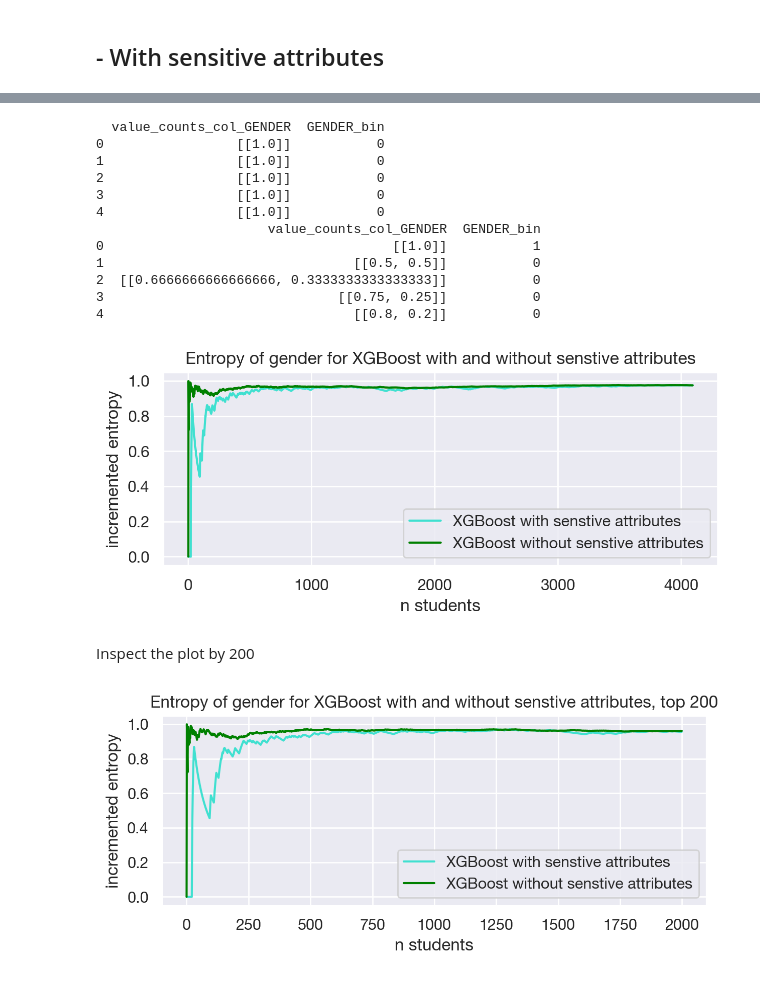
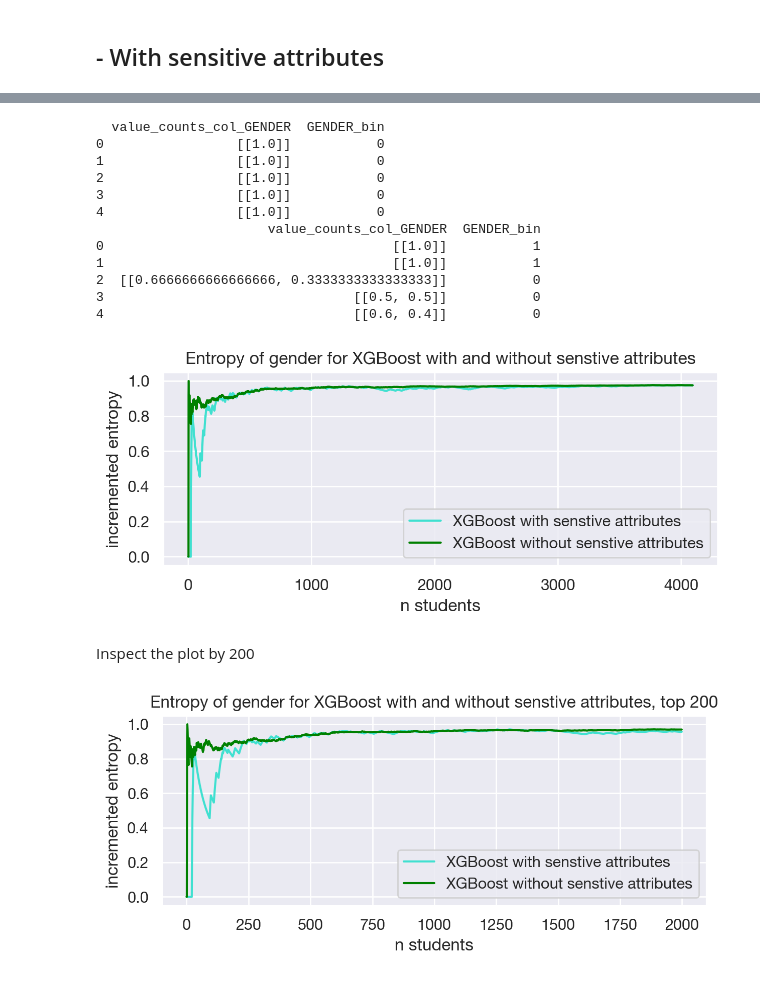
Before and after one commit to s183910/Bachelor_Gabi_Kat, a Jupyter notebook: Notebooks/Basic_dists/Baselines real.ipynb, the cells around one changed output, grey strips where cells are left out. Saved outputs shown, nothing was run; the diff lists cells and outputs as text; code cells hidden in the pictures.

Commit message:
try to plot random entropy on kats computer

```diff
--- a/Notebooks/Basic_dists/Baselines real.ipynb
+++ b/Notebooks/Basic_dists/Baselines real.ipynb
@@ -474,3 +502,11 @@ plt.show()
+# %%
+#Create dataframe to use
+df_xgb_wo = pd.read_csv("samlet_preds_index_without_sensitive-kopi.csv")
+df_xgb_wo = df_xgb_wo.merge(df_xgb_vanilla[["GENDER_bin", "Idx"]], on="Idx")
+
+
+#df_xgb_wo["GENDER_bin"] = X_test.GENDER_bin.to_numpy()
+#Gather with Gender_bin
 # %%
 df_xgb_vanilla[:5]
 # %% [output]
@@ -492,9 +535,5 @@ df_xgb_wo[:5]
 # %%
 ## WITH SENSITIVE ATTRIBUTES
-
-#Dataframe to use
-df_xgb_vanilla = pd.read_csv("samlet_preds_index_vanilla-kopi.csv")
-df_xgb_vanilla = df_xgb_vanilla.rename(columns={"Gender_bins":"GENDER_bin"})
 
 #For each row incremented, get ratio of M and F
 data_value_counts_xg_vanilla= []
@@ -519,15 +558,9 @@ df_xgb_vanilla["entropy_col_GENDER"] = data_entropy_xgb_vanilla
 
 ## WITHOUT SENSITIVE ATTRIBUTES
 
-#Create dataframe to use
-df_xgb_wo = pd.read_csv("samlet_preds_index_without_sensitive-kopi.csv")
-X_test = pd.read_csv("X_test_raw.csv")
-df_xgb_wo["GENDER_bin"] = X_test.GENDER_bin.to_numpy()
-#Gather with Gender_bin
-
 #For each row incremented, get ratio of M and F
 data_value_counts_xgb_wo = []
-for i in range(1,len(df_xgb_wo_sens)+1):
+for i in range(1,len(df_xgb_wo)+1):
     data_value_counts_xgb_wo.append(np.array([df_xgb_wo["GENDER_bin"][:i].value_counts(normalize=True)]))
 
 #Create new column with the ratios
@@ -538,7 +571,7 @@ print(df_xgb_wo[["value_counts_col_GENDER", "GENDER_bin"]][:5])
 
 #For each row incremented, get entropy
 data_entropy_xgb_wo = []
-for i in range(len(df_xgb_wo_sens)):
+for i in range(len(df_xgb_wo)):
     data_entropy_xgb_wo.append(-(df_xgb_wo["value_counts_col_GENDER"][i]*np.log2(df_xgb_wo["value_counts_col_GENDER"][i])).sum())
 
 #Create new column with the entropy
@@ -547,37 +580,37 @@ df_xgb_wo["entropy_col_GENDER"] = data_entropy_xgb_wo
 
 ## PLOT TOGETHER
 
 #apply new column of cumsum+1
 df_xgb_vanilla["n_students"] = range(len(df_xgb_vanilla))
 df_xgb_wo["n_students"] = range(len(df_xgb_wo))
 
 
 # mergesort entropy of gender
 sns.lineplot(x="n_students", y="entropy_col_GENDER", data=df_xgb_vanilla, color="turquoise") #with
 sns.lineplot(x="n_students", y="entropy_col_GENDER", data=df_xgb_wo, color="green") #without
 
 
 plt.title("Entropy of gender for XGBoost with and without senstive attributes")
 plt.xlabel('n students')
 plt.ylabel('incremented entropy')
 
 plt.legend(["XGBoost with senstive attributes", "XGBoost without senstive attributes"], loc ="lower right")
 
 plt.show()
 # %% [output]
   value_counts_col_GENDER  GENDER_bin
 0                 [[1.0]]           0
 1                 [[1.0]]           0
 2                 [[1.0]]           0
 3                 [[1.0]]           0
 4                 [[1.0]]           0
                       value_counts_col_GENDER  GENDER_bin
 0                                     [[1.0]]           1
-1                                [[0.5, 0.5]]           0
+1                                     [[1.0]]           1
 2  [[0.6666666666666666, 0.3333333333333333]]           0
-3                              [[0.75, 0.25]]           0
-4                                [[0.8, 0.2]]           0
+3                                [[0.5, 0.5]]           0
+4                                [[0.6, 0.4]]           0
-[figure, old version]
+[figure, new version]
 # %% [markdown]
 Inspect the plot by 200
 # %%
@@ -602,4 +635,4 @@ plt.legend(["XGBoost with senstive attributes", "XGBoost without senstive attrib
 
 plt.show()
 # %% [output]
-[figure, old version]
+[figure, new version]
```
Also changed, not shown: parts of 9 cells of this notebook, 1 other file.
